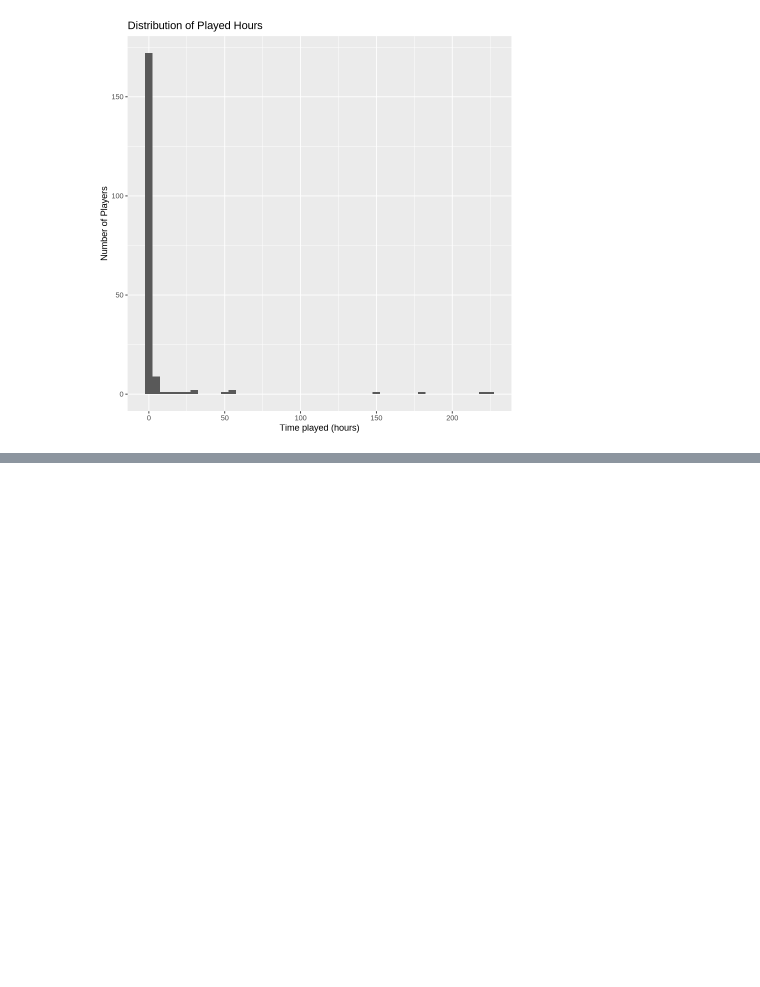
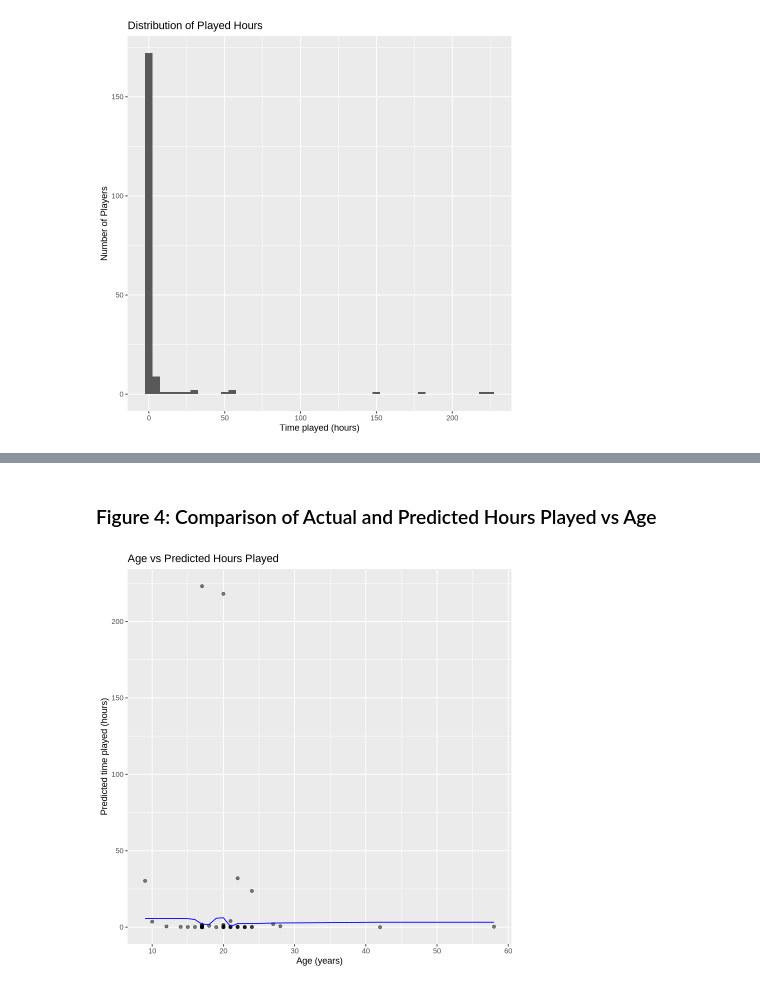
Before and after one commit to owenkotler/dsci_100_project_group_40, a Jupyter notebook: dsci_100_project_final.ipynb, the cells around one changed output, grey strips where cells are left out. Drawn from its saved outputs; the diff is of its cells as text; code cells hidden in the pictures; blank space fills up the shorter version.

Commit message:
Performed Data Analysis
Split dataset. Trained, evaluated and tuned the model. Then evaluated on the test set and plotted the comparison of actual and predicted hours played vs age.

```diff
--- a/dsci_100_project_final.ipynb
+++ b/dsci_100_project_final.ipynb
@@ -100,0 +99,5 @@ players_recipe <- recipe(
+# %%
+# Splitting dataset into training and testing
+players_split <- initial_split(players_data, prop = 0.7, strata = played_hours)
+players_train <- training(players_split)
+players_test <- testing(players_split)
@@ -100,0 +135,22 @@ players_recipe <- recipe(
+# %%
+# Evaluate on the test set
+players_spec2 <- nearest_neighbor(weight_func = "rectangular", neighbors = kmin) |>
+    set_engine("kknn") |>
+    set_mode("regression")
+
+players_fit <- workflow() |>
+    add_recipe(players_recipe) |>
+    add_model(players_spec2) |>
+    fit(data = players_train)
+
+players_preds <- players_fit |>
+    predict(players_test) |>
+    bind_cols(players_test)
+
+players_summary <- players_preds |>
+    metrics(truth = played_hours, estimate = .pred) |>
+    filter (.metric == "rmse")
+
+players_summary
+
+# results in RMSPE on test data
@@ -100,0 +162,12 @@ players_recipe <- recipe(
+# %% [markdown]
+### Figure 4: Comparison of Actual and Predicted Hours Played vs Age
+# %%
+players_plot <- players_preds |>
+    ggplot(aes(x=Age, y = played_hours)) +
+    geom_point(alpha = 0.5) +
+    geom_line(aes(y=.pred), color = "blue") +
+    labs(x = "Age (years)", y = "Predicted time played (hours)", title = "Age vs Predicted Hours Played")
+
+players_plot
+# %% [output]
+[figure, added]
```
Also changed, not shown: parts of 3 cells of this notebook.
